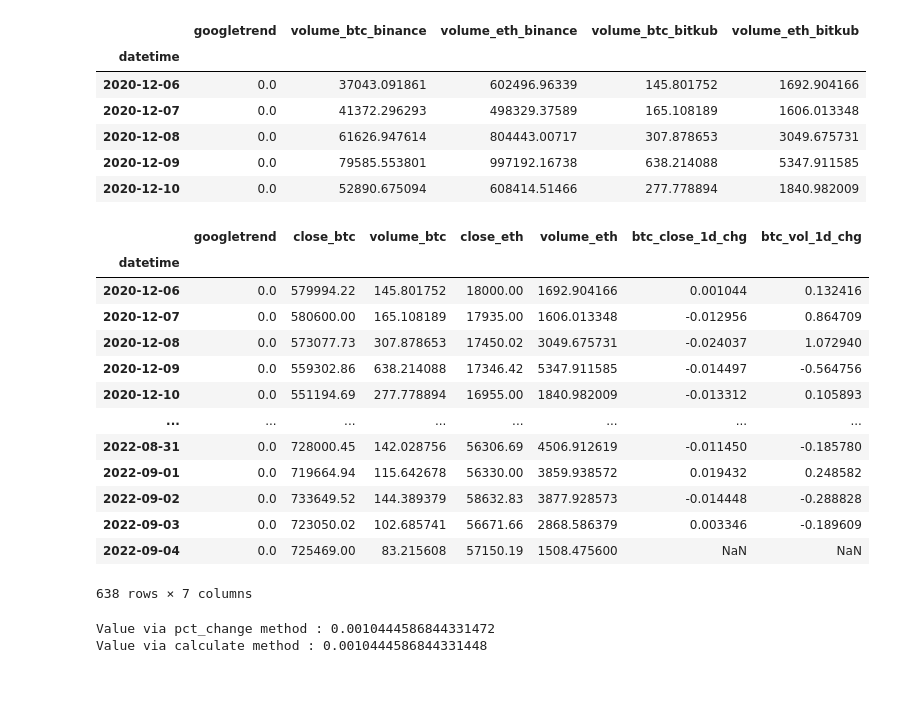
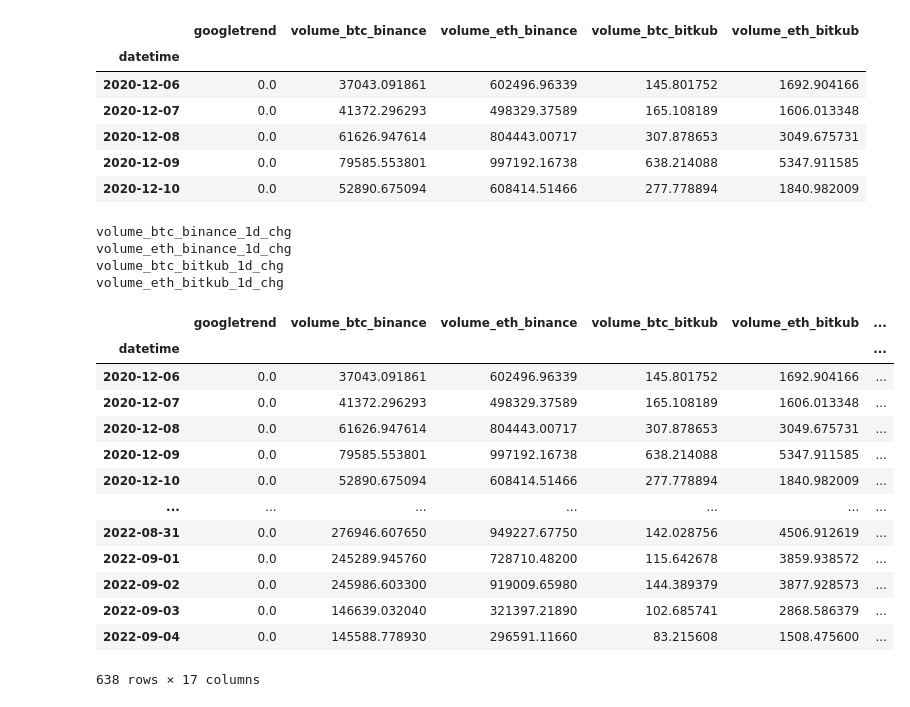
Before and after one commit to kimteespk/DADS5001_Miniproject_bitkub_googletrend, a Jupyter notebook: main_bitkub_googletrend.ipynb, the cells around one changed output. Saved outputs shown, nothing was run; the diff lists cells and outputs as text; code cells hidden in the pictures.

```diff
--- a/main_bitkub_googletrend.ipynb
+++ b/main_bitkub_googletrend.ipynb
@@ -512,6 +474,8 @@ df_joined
 #### Processcing
 # %%
 # Create % change column from each volumes
+# %%
+df_joined = df_joined_base.copy()
 # %%
 df_joined.head()
 # %% [output]
@@ -522,6 +486,3 @@ df_joined.head()
 | 2020-12-08 | 0.0 | 61626.947614 | 804443.00717 | 307.878653 | 3049.675731 |
 | 2020-12-09 | 0.0 | 79585.553801 | 997192.16738 | 638.214088 | 5347.911585 |
 | 2020-12-10 | 0.0 | 52890.675094 | 608414.51466 | 277.778894 | 1840.982009 |
-# %%
-# calculate % change per day
-df_joined['btc_close_1d_chg'] = df_joined['close_btc'].pct_change(1)
@@ -534,24 +489,34 @@ df_joined['btc_vol_1d_chg'] = df_joined['volume_btc'].pct_change(1).shift(-1)
-# %%
-df_joined
-# %% [output]
-|  | googletrend | close_btc | volume_btc | close_eth | volume_eth | btc_close_1d_chg | btc_vol_1d_chg |
-| datetime |  |  |  |  |  |  |  |
-| 2020-12-06 | 0.0 | 579994.22 | 145.801752 | 18000.00 | 1692.904166 | 0.001044 | 0.132416 |
-| 2020-12-07 | 0.0 | 580600.00 | 165.108189 | 17935.00 | 1606.013348 | -0.012956 | 0.864709 |
-| 2020-12-08 | 0.0 | 573077.73 | 307.878653 | 17450.02 | 3049.675731 | -0.024037 | 1.072940 |
-| 2020-12-09 | 0.0 | 559302.86 | 638.214088 | 17346.42 | 5347.911585 | -0.014497 | -0.564756 |
-| 2020-12-10 | 0.0 | 551194.69 | 277.778894 | 16955.00 | 1840.982009 | -0.013312 | 0.105893 |
-| ... | ... | ... | ... | ... | ... | ... | ... |
-| 2022-08-31 | 0.0 | 728000.45 | 142.028756 | 56306.69 | 4506.912619 | -0.011450 | -0.185780 |
-| 2022-09-01 | 0.0 | 719664.94 | 115.642678 | 56330.00 | 3859.938572 | 0.019432 | 0.248582 |
-| 2022-09-02 | 0.0 | 733649.52 | 144.389379 | 58632.83 | 3877.928573 | -0.014448 | -0.288828 |
-| 2022-09-03 | 0.0 | 723050.02 | 102.685741 | 56671.66 | 2868.586379 | 0.003346 | -0.189609 |
-| 2022-09-04 | 0.0 | 725469.00 | 83.215608 | 57150.19 | 1508.475600 | NaN | NaN |
-638 rows × 7 columns
-# %%
-# recheck pct_change method
-print('Value via pct_change method :', df_joined['btc_close_1d_chg'][0])
-print('Value via calculate method :',(df_joined['close_btc'][1] - df_joined['close_btc'][0]) / df_joined['close_btc'][0])
-# %% [output]
-Value via pct_change method : 0.0010444586844331472
-Value via calculate method : 0.0010444586844331448
+# %%
+# calculate % change per day
+all_col = df_joined_base.columns[1:]
+
+# calculate 1/3/7 days percent change and shift back to searched date
+for i in all_col:
+    print(i+'_1d_chg')
+    df_joined[i+'_1d_chg'] = df_joined[i].pct_change(1).shift(-1)
+    df_joined[i+'_1d_chg'] = df_joined[i+'_1d_chg']#.abs()
+
+    df_joined[i+'_3d_chg'] = df_joined[i].pct_change(3).shift(-3)#.abs()
+    df_joined[i+'_7d_chg'] = df_joined[i].pct_change(7).shift(-7)#.abs()
+df_joined
+#df_joined['btc_vol_1d_chg'] = df_joined['volume_btc'].pct_change(1).shift(-1)
+#df_joined['btc_close_1d_chg'] = df_joined['close_btc'].pct_change(1)
+# %% [output]
+volume_btc_binance_1d_chg
+volume_eth_binance_1d_chg
+volume_btc_bitkub_1d_chg
+volume_eth_bitkub_1d_chg
+|  | googletrend | volume_btc_binance | volume_eth_binance | volume_btc_bitkub | volume_eth_bitkub | ... |
+| datetime |  |  |  |  |  | ... |
+| 2020-12-06 | 0.0 | 37043.091861 | 602496.96339 | 145.801752 | 1692.904166 | ... |
+| 2020-12-07 | 0.0 | 41372.296293 | 498329.37589 | 165.108189 | 1606.013348 | ... |
+| 2020-12-08 | 0.0 | 61626.947614 | 804443.00717 | 307.878653 | 3049.675731 | ... |
+| 2020-12-09 | 0.0 | 79585.553801 | 997192.16738 | 638.214088 | 5347.911585 | ... |
+| 2020-12-10 | 0.0 | 52890.675094 | 608414.51466 | 277.778894 | 1840.982009 | ... |
+| ... | ... | ... | ... | ... | ... | ... |
+| 2022-08-31 | 0.0 | 276946.607650 | 949227.67750 | 142.028756 | 4506.912619 | ... |
+| 2022-09-01 | 0.0 | 245289.945760 | 728710.48200 | 115.642678 | 3859.938572 | ... |
+| 2022-09-02 | 0.0 | 245986.603300 | 919009.65980 | 144.389379 | 3877.928573 | ... |
+| 2022-09-03 | 0.0 | 146639.032040 | 321397.21890 | 102.685741 | 2868.586379 | ... |
+| 2022-09-04 | 0.0 | 145588.778930 | 296591.11660 | 83.215608 | 1508.475600 | ... |
+638 rows × 17 columns
```
Also changed, not shown: parts of 34 cells of this notebook, 1 other file.
